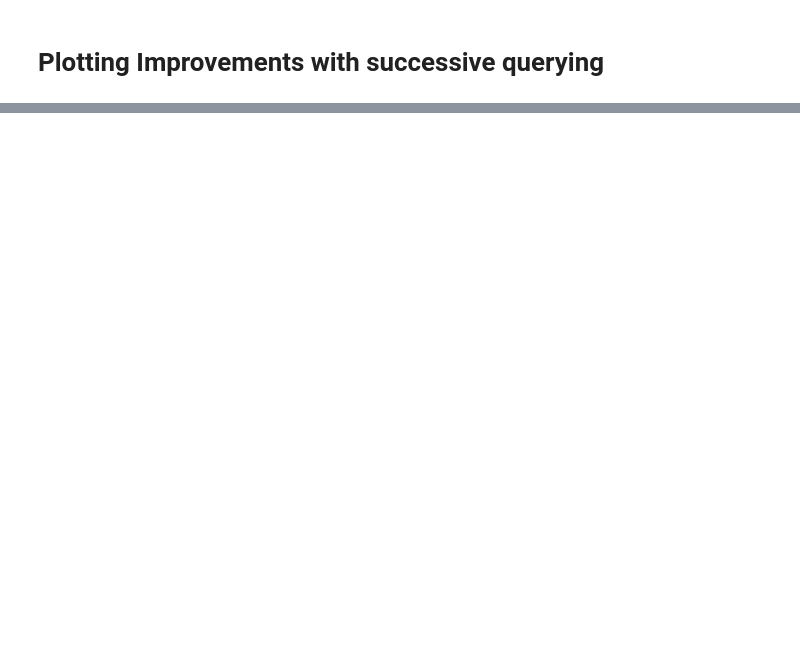
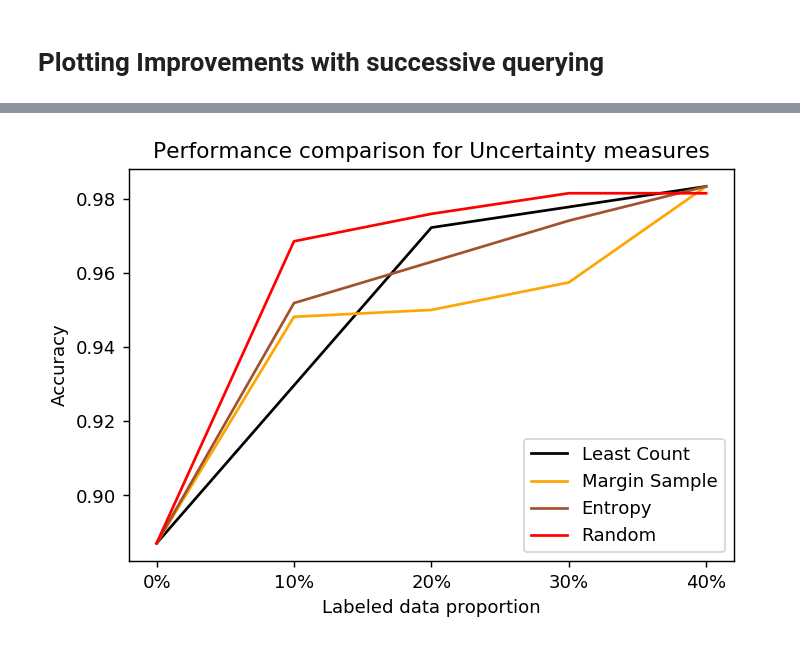
Before and after one commit to punanand/Active-Learning-Framework, a Jupyter notebook: PoolBased_UncertaintySampling .ipynb, the cells around one changed output, grey strips where cells are left out. Drawn from its saved outputs; the diff is of its cells as text; code cells hidden in the pictures; blank space fills up the shorter version.

```diff
--- a/PoolBased_UncertaintySampling .ipynb
+++ b/PoolBased_UncertaintySampling .ipynb
@@ -192,0 +209,22 @@ plt.show()
+# %%
+
+plt.figure(figsize=(6, 4), dpi = 130)
+
+label_proportion = ['0%', '10%', '20%', '30%', '40%']
+plt.plot(label_proportion, performance_lc, label = "Least Count", color='black')
+plt.plot(label_proportion, performance_ms, label = "Margin Sample", color='orange')
+plt.plot(label_proportion, performance_h, label = "Entropy", color='sienna')
+plt.plot(label_proportion, performance_rand, label = "Random", color='red')
+
+
+plt.xlabel('Labeled data proportion')
+
+plt.ylabel('Accuracy')
+
+plt.legend(loc='lower right')
+
+plt.title("Performance comparison for Uncertainty measures")
+
+plt.show()
+# %% [output]
+[figure, added]
```
Also changed, not shown: parts of 11 cells of this notebook, 7 other files.
